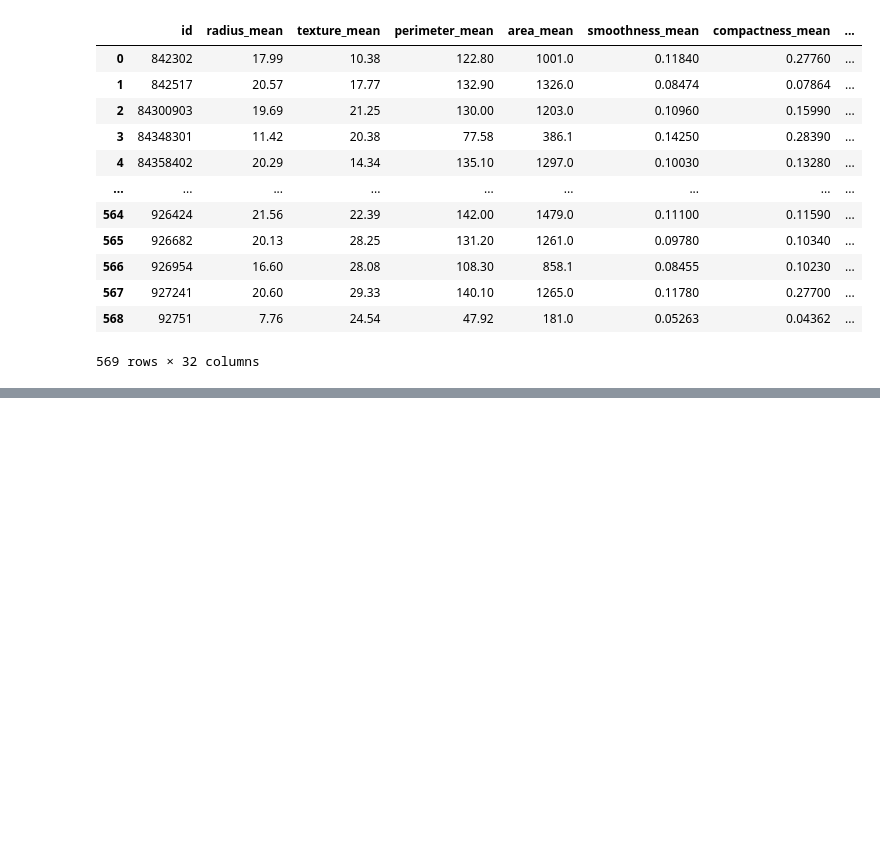
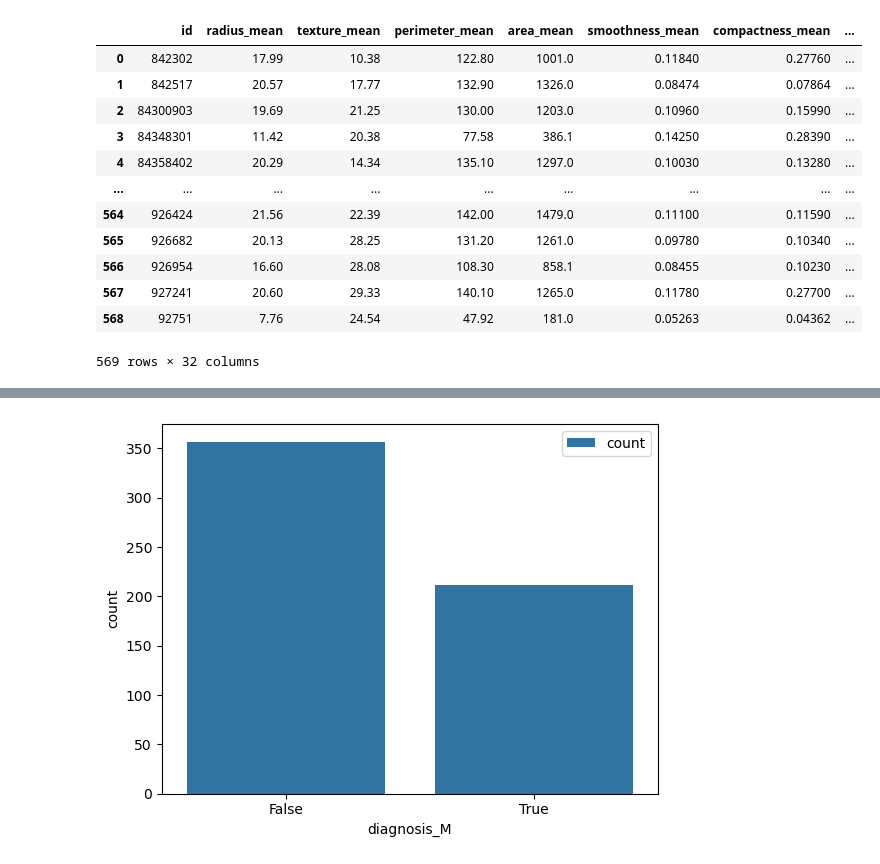
Before and after one commit to Aminbyt/breast-cancer-detection, a Jupyter notebook: notebooks/breast_cancer_detection.ipynb, the cells around one changed output, grey strips where cells are left out. Saved outputs shown, nothing was run; the diff lists cells and outputs as text; code cells hidden in the pictures; blank space fills up the shorter version.

Commit message:
Visualize class distribution of target variable using countplot

```diff
--- a/notebooks/breast_cancer_detection.ipynb
+++ b/notebooks/breast_cancer_detection.ipynb
@@ -173,0 +183,6 @@ data
+# %%
+
+sns.countplot(x = data["diagnosis_M"] , label="count")
+plt.show()
+# %% [output]
+[figure, added]
```
Also changed, not shown: parts of 1 cell of this notebook.
